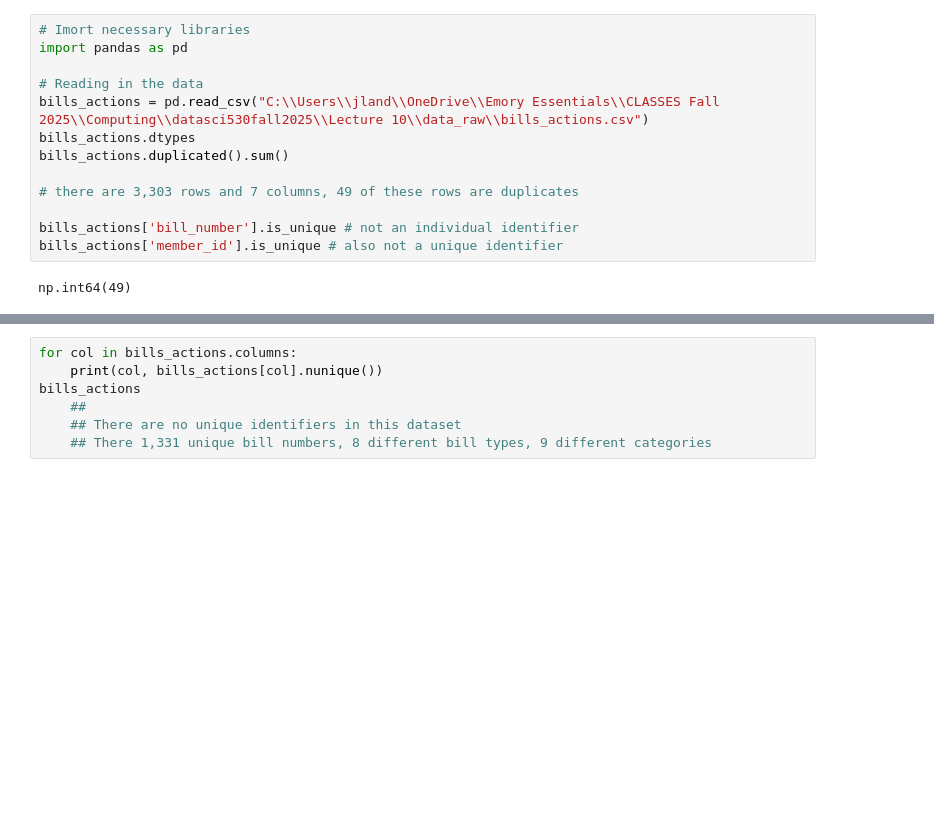
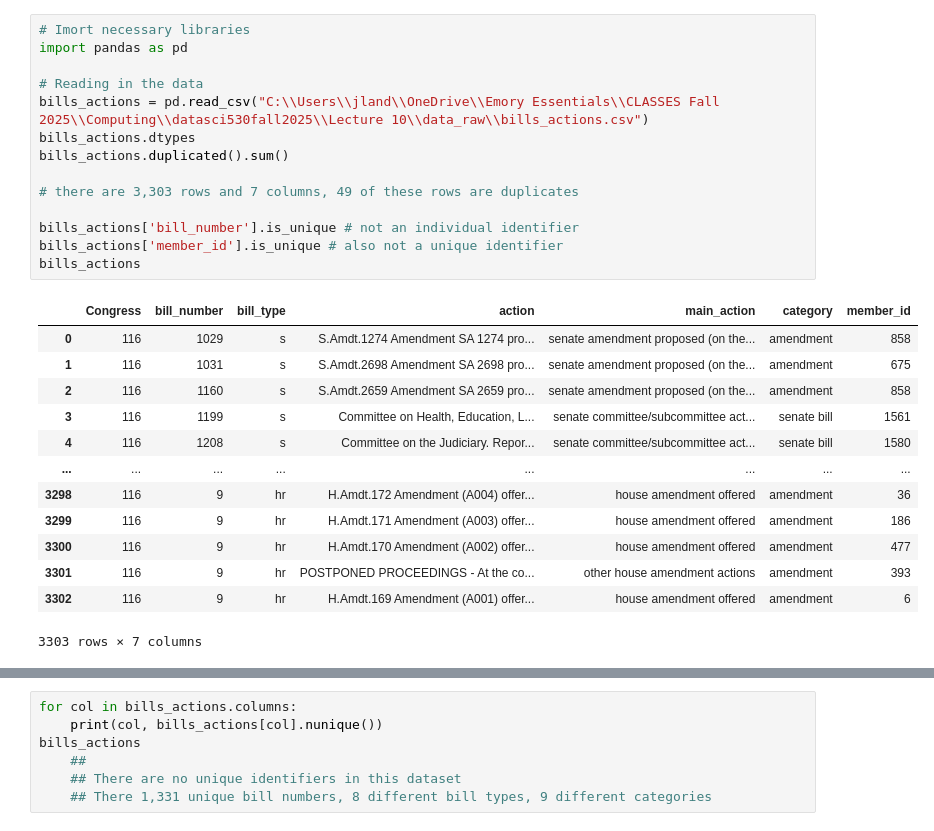
Before and after one commit to jlanderson1395/datasci530fall2025, a Jupyter notebook: Assignments/Assignment 4.ipynb, the cells around one changed output, grey strips where cells are left out. Drawn from its saved outputs; the diff is of its cells as text; blank space fills up the shorter version.

```diff
--- a/Assignments/Assignment 4.ipynb
+++ b/Assignments/Assignment 4.ipynb
@@ -1,18 +1,31 @@
 # %%
 # Imort necessary libraries
 import pandas as pd
 
 # Reading in the data
 bills_actions = pd.read_csv("C:\\Users\\jland\\OneDrive\\Emory Essentials\\CLASSES Fall 2025\\Computing\\datasci530fall2025\\Lecture 10\\data_raw\\bills_actions.csv")
 bills_actions.dtypes
 bills_actions.duplicated().sum()
 
 # there are 3,303 rows and 7 columns, 49 of these rows are duplicates
 
 bills_actions['bill_number'].is_unique # not an individual identifier
 bills_actions['member_id'].is_unique # also not a unique identifier
+bills_actions
 # %% [output]
+|  | Congress | bill_number | bill_type | action | main_action | category | member_id |
+| 0 | 116 | 1029 | s | S.Amdt.1274 Amendment SA 1274 pro... | senate amendment proposed (on the... | amendment | 858 |
+| 1 | 116 | 1031 | s | S.Amdt.2698 Amendment SA 2698 pro... | senate amendment proposed (on the... | amendment | 675 |
+| 2 | 116 | 1160 | s | S.Amdt.2659 Amendment SA 2659 pro... | senate amendment proposed (on the... | amendment | 858 |
+| 3 | 116 | 1199 | s | Committee on Health, Education, L... | senate committee/subcommittee act... | senate bill | 1561 |
+| 4 | 116 | 1208 | s | Committee on the Judiciary. Repor... | senate committee/subcommittee act... | senate bill | 1580 |
+| ... | ... | ... | ... | ... | ... | ... | ... |
+| 3298 | 116 | 9 | hr | H.Amdt.172 Amendment (A004) offer... | house amendment offered | amendment | 36 |
+| 3299 | 116 | 9 | hr | H.Amdt.171 Amendment (A003) offer... | house amendment offered | amendment | 186 |
+| 3300 | 116 | 9 | hr | H.Amdt.170 Amendment (A002) offer... | house amendment offered | amendment | 477 |
+| 3301 | 116 | 9 | hr | POSTPONED PROCEEDINGS - At the co... | other house amendment actions | amendment | 393 |
+| 3302 | 116 | 9 | hr | H.Amdt.169 Amendment (A001) offer... | house amendment offered | amendment | 6 |
-np.int64(49)
+3303 rows × 7 columns
 # %%
 # Checking for potential unique identifiers
 
```
Also changed, not shown: parts of 19 cells of this notebook, 1 other file.
